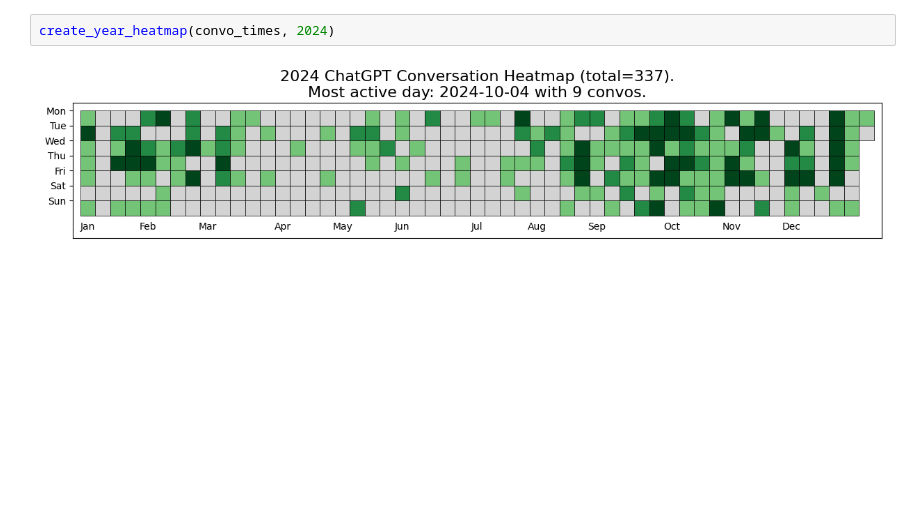
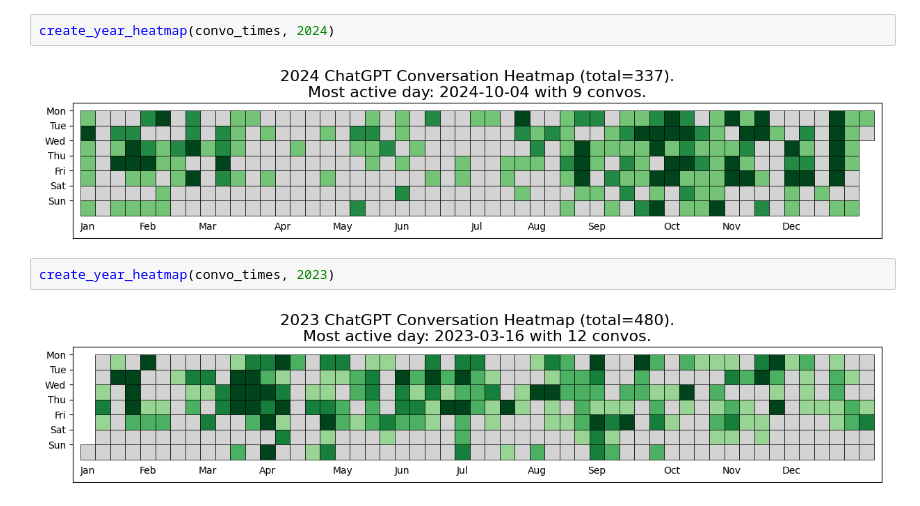
Before and after one commit to mayanksingh09/aie-book, a Jupyter notebook: scripts/ai-heatmap.ipynb, the cells around one changed output. Cells and saved outputs as stored; diff of their text form; blank space fills up the shorter version.

Commit message:
Added 2023 and 2022 charts too

```diff
--- a/scripts/ai-heatmap.ipynb
+++ b/scripts/ai-heatmap.ipynb
@@ -102,3 +102,7 @@ create_year_heatmap(convo_times, 2025)
 create_year_heatmap(convo_times, 2024)
 # %% [output]
 [figure]
+# %%
+create_year_heatmap(convo_times, 2023)
+# %% [output]
+[figure, added]
```
Also changed, not shown: parts of 1 cell of this notebook.
